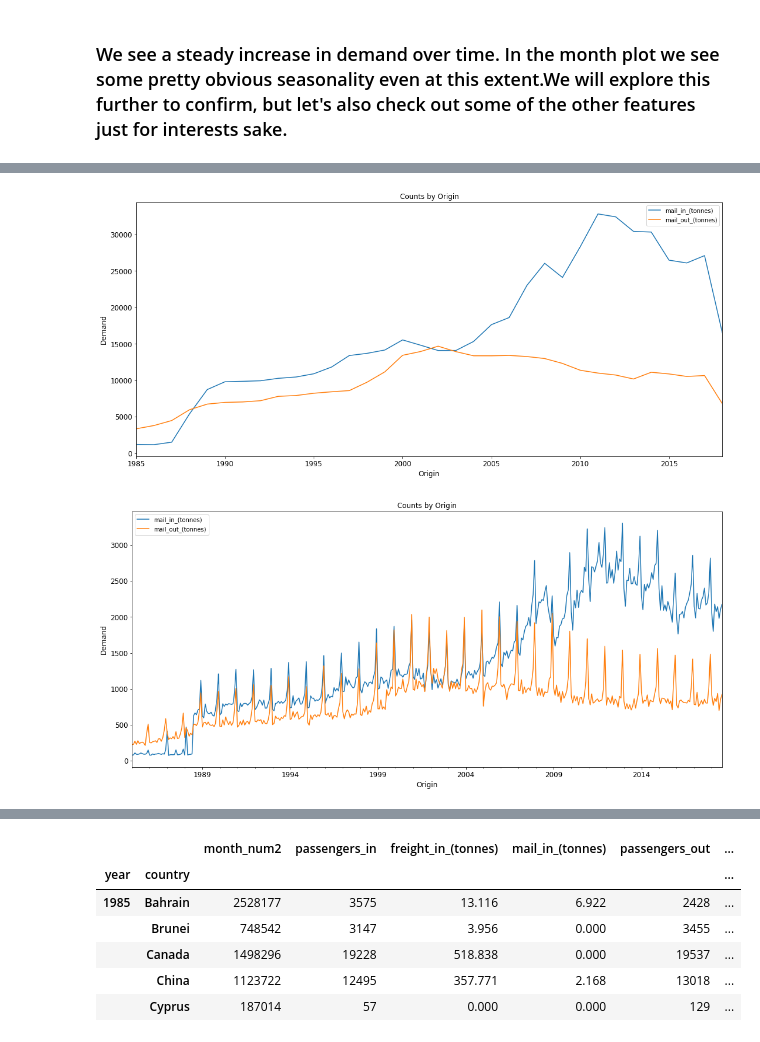
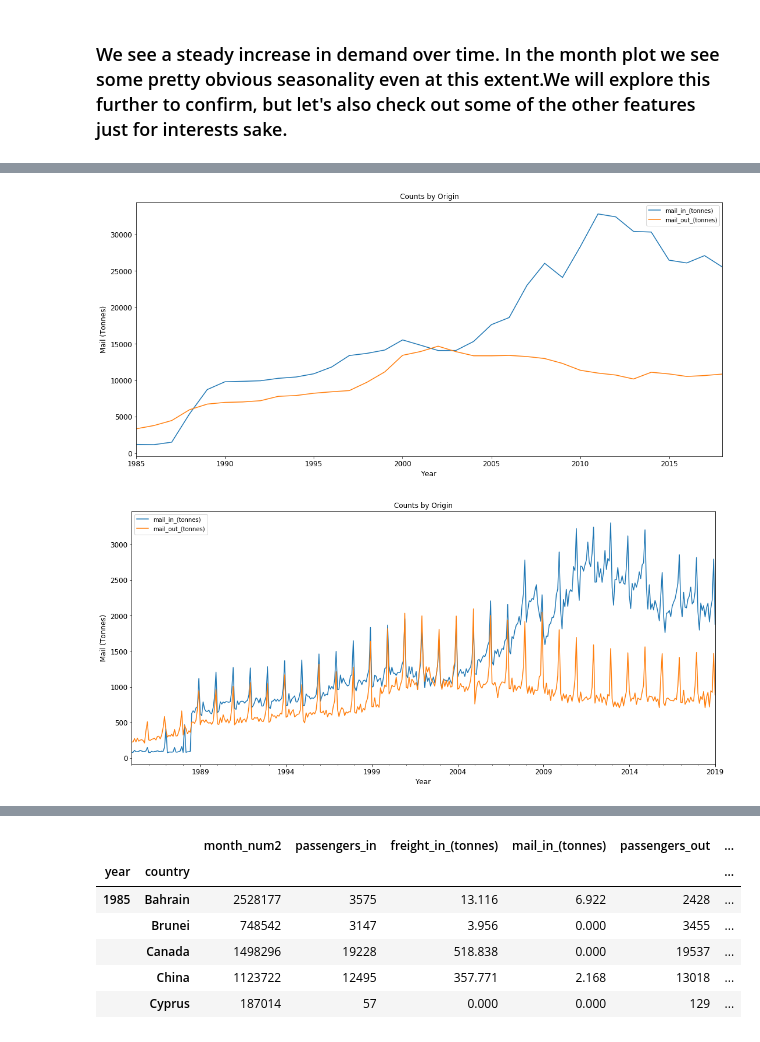
Before and after one commit to samroon2/aus_flight_demand, a Jupyter notebook: aus_flights.ipynb, the cells around one changed output, grey strips where cells are left out. Cells and saved outputs as stored; diff of their text form; code cells hidden in the pictures.

```diff
--- a/aus_flights.ipynb
+++ b/aus_flights.ipynb
@@ -17,7 +17,7 @@ from fbprophet import Prophet
 
 %matplotlib inline
 
-df = pd.read_csv('./data/city_pairs.csv')
+df = pd.read_csv('./data/city_pairs_new.csv')
 df.head()
 # %% [output]
 |  | Month | AustralianPort | ForeignPort | Country | Passengers_In | Freight_In_(tonnes) | Mail_In_(tonnes) | ... |
@@ -109,15 +121,15 @@ plt.show()
 # %%
-ax = year_ag[['mail_in_(tonnes)', 'mail_out_(tonnes)']].plot(kind='line', title ="Counts by Origin", figsize=(18, 8), legend=True, fontsize=12)
-ax.set_xlabel("Origin", fontsize=12)
-ax.set_ylabel("Demand", fontsize=12)
+ax = year_ag[['mail_in_(tonnes)', 'mail_out_(tonnes)']].loc[year_ag.index<2019].plot(kind='line', title ="Counts by Origin", figsize=(18, 8), legend=True, fontsize=12)
+ax.set_xlabel("Year", fontsize=12)
+ax.set_ylabel("Mail (Tonnes)", fontsize=12)
 plt.show()
 
 ax = month_ag[['mail_in_(tonnes)', 'mail_out_(tonnes)']].plot(kind='line', title ="Counts by Origin", figsize=(18, 8), legend=True, fontsize=12)
-ax.set_xlabel("Origin", fontsize=12)
-ax.set_ylabel("Demand", fontsize=12)
+ax.set_xlabel("Year", fontsize=12)
+ax.set_ylabel("Mail (Tonnes)", fontsize=12)
 plt.show()
 # %% [output]
-[figure, old version]
+[figure, new version]
-[figure, old version]
+[figure, new version]
 # %% [markdown]
 <h3>
```
Also changed, not shown: parts of 38 cells of this notebook.
